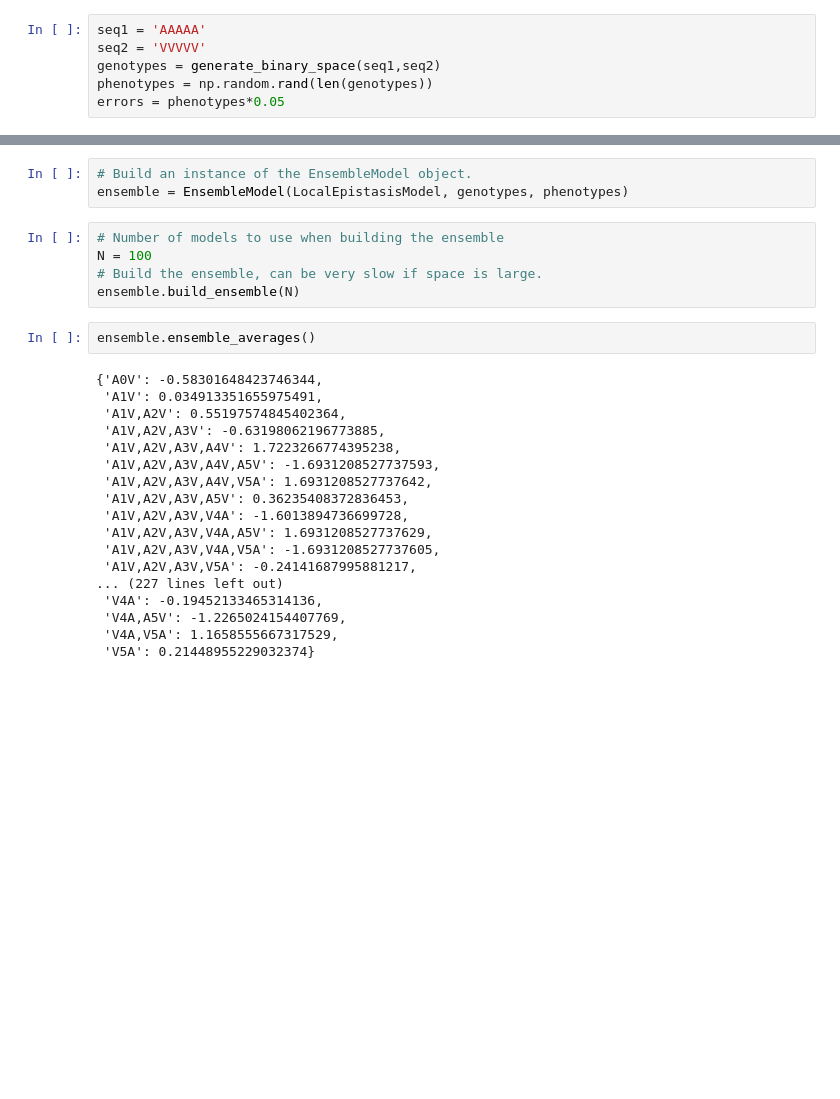
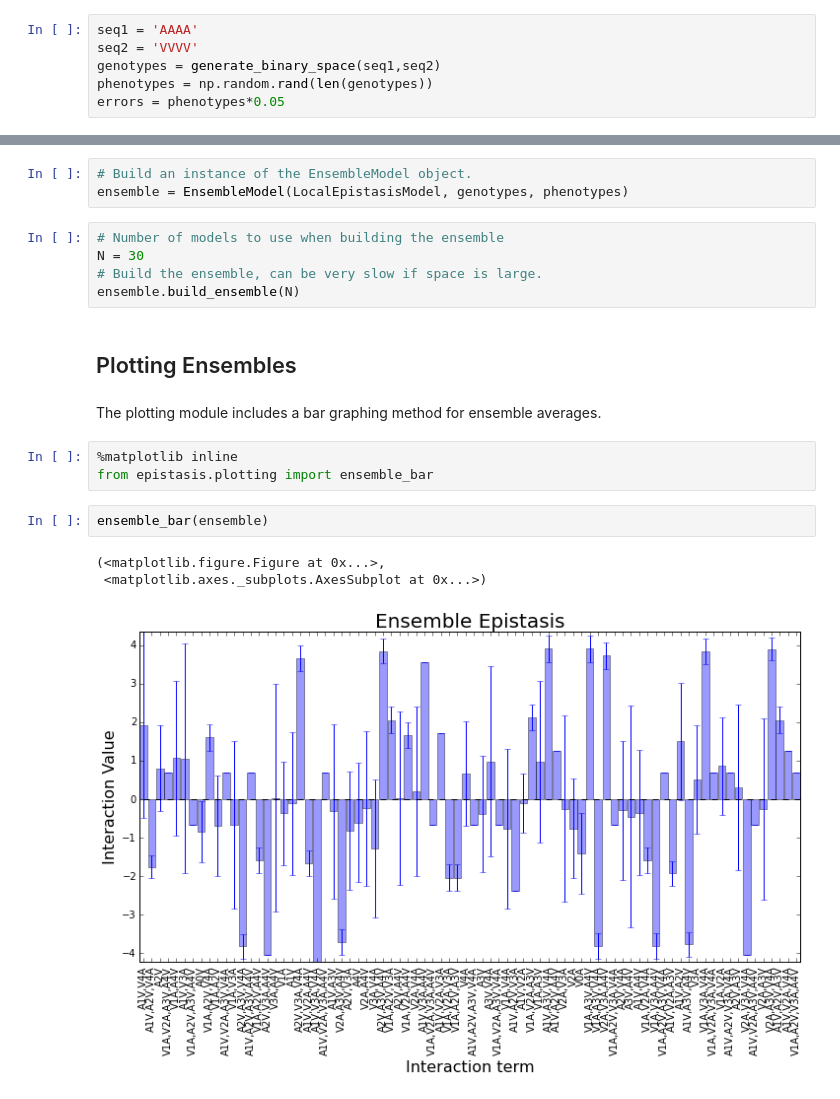
Before and after one commit to harmslab/epistasis, a Jupyter notebook: examples/ipynb/EnsembleModel tutorial.ipynb, the cells around one changed output, grey strips where cells are left out. Cells and saved outputs as stored; diff of their text form; blank space fills up the shorter version.

Commit message:
Add ensemble plotting and update tutorial

```diff
--- a/examples/ipynb/EnsembleModel tutorial.ipynb
+++ b/examples/ipynb/EnsembleModel tutorial.ipynb
@@ -9,8 +9,8 @@ from epistasis.models import LocalEpistasisModel
 # %% [markdown]
 Build a toy binary genotype-phenotype map, between two sequences, for the following example. The errors around each phenotype is 5%.
 # %%
-seq1 = 'AAAAA'
-seq2 = 'VVVVV'
+seq1 = 'AAAA'
+seq2 = 'VVVV'
 genotypes = generate_binary_space(seq1,seq2)
 phenotypes = np.random.rand(len(genotypes))
 errors = phenotypes*0.05
@@ -25,26 +25,19 @@ from epistasis.ensemble import EnsembleModel
 ensemble = EnsembleModel(LocalEpistasisModel, genotypes, phenotypes)
 # %%
 # Number of models to use when building the ensemble
-N = 100
+N = 30
 # Build the ensemble, can be very slow if space is large.
 ensemble.build_ensemble(N)
-# %%
-ensemble.ensemble_averages()
-# %% [output]
-{'A0V': -0.58301648423746344,
- 'A1V': 0.034913351655975491,
- 'A1V,A2V': 0.55197574845402364,
- 'A1V,A2V,A3V': -0.63198062196773885,
- 'A1V,A2V,A3V,A4V': 1.7223266774395238,
- 'A1V,A2V,A3V,A4V,A5V': -1.6931208527737593,
- 'A1V,A2V,A3V,A4V,V5A': 1.6931208527737642,
- 'A1V,A2V,A3V,A5V': 0.36235408372836453,
- 'A1V,A2V,A3V,V4A': -1.6013894736699728,
- 'A1V,A2V,A3V,V4A,A5V': 1.6931208527737629,
- 'A1V,A2V,A3V,V4A,V5A': -1.6931208527737605,
- 'A1V,A2V,A3V,V5A': -0.24141687995881217,
-... (227 lines left out)
- 'V4A': -0.19452133465314136,
- 'V4A,A5V': -1.2265024154407769,
- 'V4A,V5A': 1.1658555667317529,
- 'V5A': 0.21448955229032374}
+# %% [markdown]
+## Plotting Ensembles
+# %% [markdown]
+The plotting module includes a bar graphing method for ensemble averages.
+# %%
+%matplotlib inline
+from epistasis.plotting import ensemble_bar
+# %%
+ensemble_bar(ensemble)
+# %% [output]
+(<matplotlib.figure.Figure at 0x...>,
+ <matplotlib.axes._subplots.AxesSubplot at 0x...>)
+[figure, added]
```
Also changed, not shown: 3 other files.
